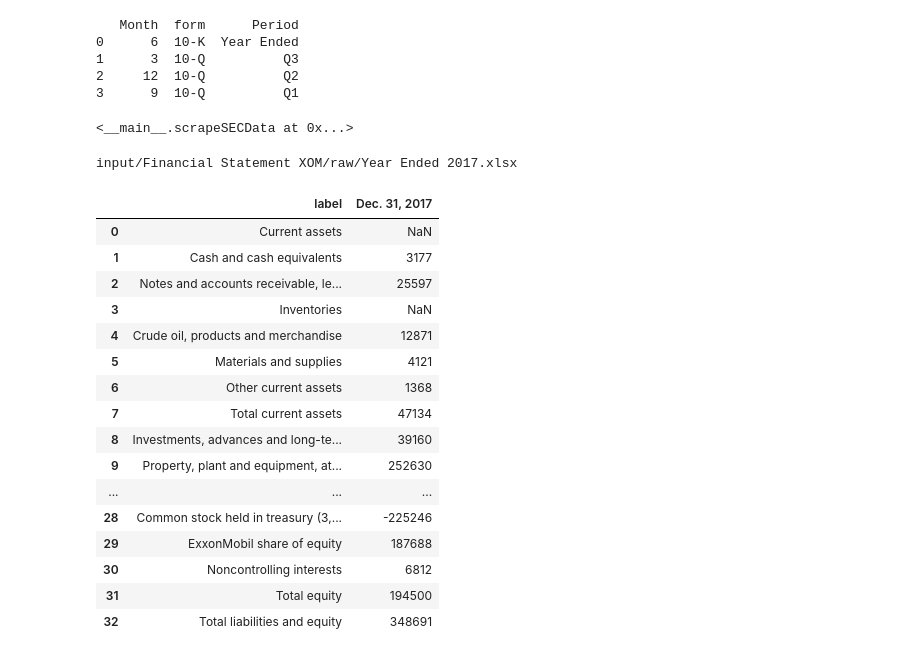
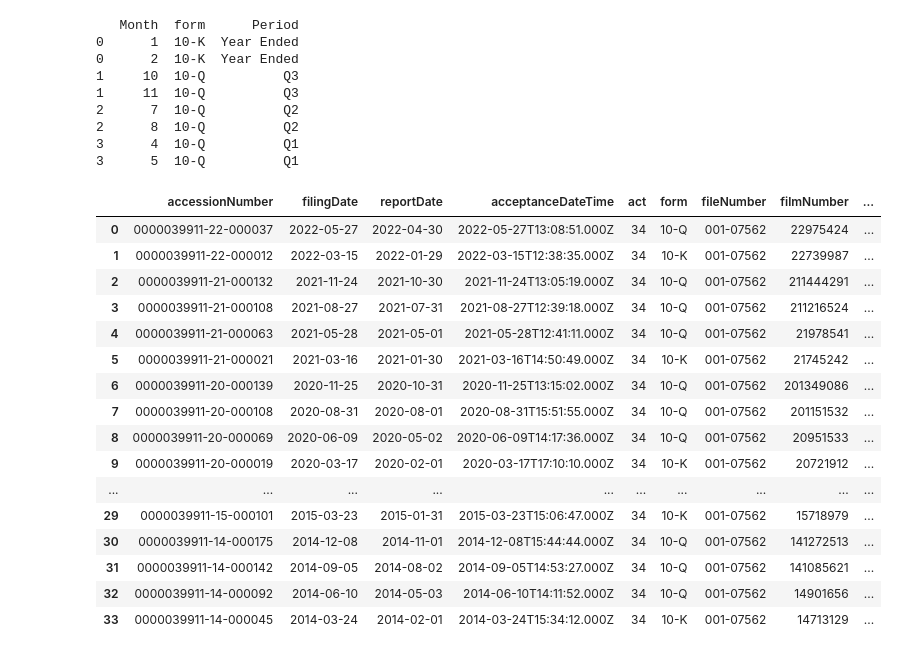
Before and after one commit to Julia-Susser/Financial-Statements, a Jupyter notebook: write filings.ipynb, the cells around one changed output. Saved outputs shown, nothing was run; the diff lists cells and outputs as text; code cells hidden in the pictures.

```diff
--- a/write filings.ipynb
+++ b/write filings.ipynb
@@ -60,7 +60,7 @@ class scrapeSECData:
         filings["Fiscal Year"] = filings["Year"]
         #get Quarters that are a part of different fiscal Year than report date
         TenKMo = fiscalYear.loc[fiscalYear["form"]=="10-K"]["Month"].iloc[0]
-        filings.loc[filings["Month"]>TenKMo,"Fiscal Year"] += 1 #the 10K is reported in a month before the 10Q so therefore the 10Q is the next fiscal year
+        filings.loc[(filings["Month"]>TenKMo)&(filings["form"]!="10-K"),"Fiscal Year"] += 1 #the 10K is reported in a month before the 10Q so therefore the 10Q is the next fiscal year
 
         return filings, fiscalYear
 
@@ -97,14 +97,34 @@ class scrapeSECData:
 
         self.fiscalYear.to_csv(os.path.join(path,"fiscalYear.csv"))
 # %%
-scrapeSECData("MSFT")
+scrapeSECData("GPS").filings
 # %% [output]
    Month  form      Period
-0      6  10-K  Year Ended
-1      3  10-Q          Q3
-2     12  10-Q          Q2
-3      9  10-Q          Q1
+0      1  10-K  Year Ended
+0      2  10-K  Year Ended
+1     10  10-Q          Q3
+1     11  10-Q          Q3
+2      7  10-Q          Q2
+2      8  10-Q          Q2
+3      4  10-Q          Q1
+3      5  10-Q          Q1
-<__main__.scrapeSECData at 0x...>
+|  | accessionNumber | filingDate | reportDate | acceptanceDateTime | act | form | fileNumber | filmNumber | ... |
+| 0 | 0000039911-22-000037 | 2022-05-27 | 2022-04-30 | 2022-05-27T13:08:51.000Z | 34 | 10-Q | 001-07562 | 22975424 | ... |
+| 1 | 0000039911-22-000012 | 2022-03-15 | 2022-01-29 | 2022-03-15T12:38:35.000Z | 34 | 10-K | 001-07562 | 22739987 | ... |
+| 2 | 0000039911-21-000132 | 2021-11-24 | 2021-10-30 | 2021-11-24T13:05:19.000Z | 34 | 10-Q | 001-07562 | 211444291 | ... |
+| 3 | 0000039911-21-000108 | 2021-08-27 | 2021-07-31 | 2021-08-27T12:39:18.000Z | 34 | 10-Q | 001-07562 | 211216524 | ... |
+| 4 | 0000039911-21-000063 | 2021-05-28 | 2021-05-01 | 2021-05-28T12:41:11.000Z | 34 | 10-Q | 001-07562 | 21978541 | ... |
+| 5 | 0000039911-21-000021 | 2021-03-16 | 2021-01-30 | 2021-03-16T14:50:49.000Z | 34 | 10-K | 001-07562 | 21745242 | ... |
+| 6 | 0000039911-20-000139 | 2020-11-25 | 2020-10-31 | 2020-11-25T13:15:02.000Z | 34 | 10-Q | 001-07562 | 201349086 | ... |
+| 7 | 0000039911-20-000108 | 2020-08-31 | 2020-08-01 | 2020-08-31T15:51:55.000Z | 34 | 10-Q | 001-07562 | 201151532 | ... |
+| 8 | 0000039911-20-000069 | 2020-06-09 | 2020-05-02 | 2020-06-09T14:17:36.000Z | 34 | 10-Q | 001-07562 | 20951533 | ... |
+| 9 | 0000039911-20-000019 | 2020-03-17 | 2020-02-01 | 2020-03-17T17:10:10.000Z | 34 | 10-K | 001-07562 | 20721912 | ... |
+| ... | ... | ... | ... | ... | ... | ... | ... | ... | ... |
+| 29 | 0000039911-15-000101 | 2015-03-23 | 2015-01-31 | 2015-03-23T15:06:47.000Z | 34 | 10-K | 001-07562 | 15718979 | ... |
+| 30 | 0000039911-14-000175 | 2014-12-08 | 2014-11-01 | 2014-12-08T15:44:44.000Z | 34 | 10-Q | 001-07562 | 141272513 | ... |
+| 31 | 0000039911-14-000142 | 2014-09-05 | 2014-08-02 | 2014-09-05T14:53:27.000Z | 34 | 10-Q | 001-07562 | 141085621 | ... |
+| 32 | 0000039911-14-000092 | 2014-06-10 | 2014-05-03 | 2014-06-10T14:11:52.000Z | 34 | 10-Q | 001-07562 | 14901656 | ... |
+| 33 | 0000039911-14-000045 | 2014-03-24 | 2014-02-01 | 2014-03-24T15:34:12.000Z | 34 | 10-K | 001-07562 | 14713129 | ... |
 # %%
 class FinancialReport():
     def __init__(self,filePath):
@@ -162,25 +181,3 @@ class FinancialReport():
 
         cashflow = self.parseSheet(cashflow)
         return cashflow
-# %%
-x = FinancialReport("input/Financial Statement XOM/raw/Year Ended 2017.xlsx")
-x.findBalanceSheet()
-# %% [output]
-input/Financial Statement XOM/raw/Year Ended 2017.xlsx
-|  | label | Dec. 31, 2017 |
-| 0 | Current assets | NaN |
-| 1 | Cash and cash equivalents | 3177 |
-| 2 | Notes and accounts receivable, le... | 25597 |
-| 3 | Inventories | NaN |
-| 4 | Crude oil, products and merchandise | 12871 |
-| 5 | Materials and supplies | 4121 |
-| 6 | Other current assets | 1368 |
-| 7 | Total current assets | 47134 |
-| 8 | Investments, advances and long-te... | 39160 |
-| 9 | Property, plant and equipment, at... | 252630 |
-| ... | ... | ... |
-| 28 | Common stock held in treasury (3,... | -225246 |
-| 29 | ExxonMobil share of equity | 187688 |
-| 30 | Noncontrolling interests | 6812 |
-| 31 | Total equity | 194500 |
-| 32 | Total liabilities and equity | 348691 |
```
Also changed, not shown: parts of 4 cells of this notebook, 41 other files.
